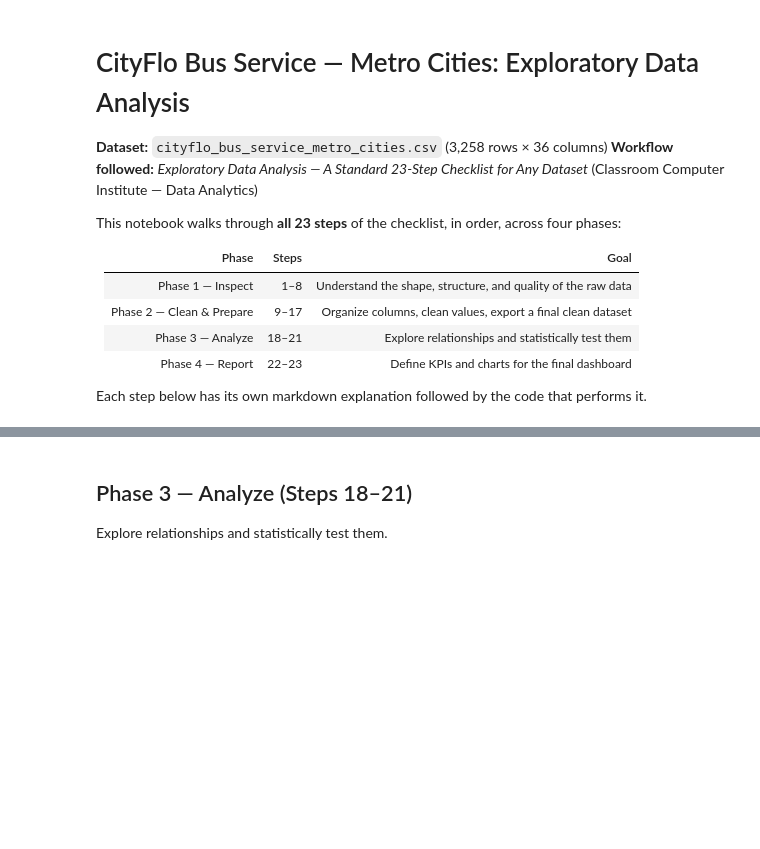
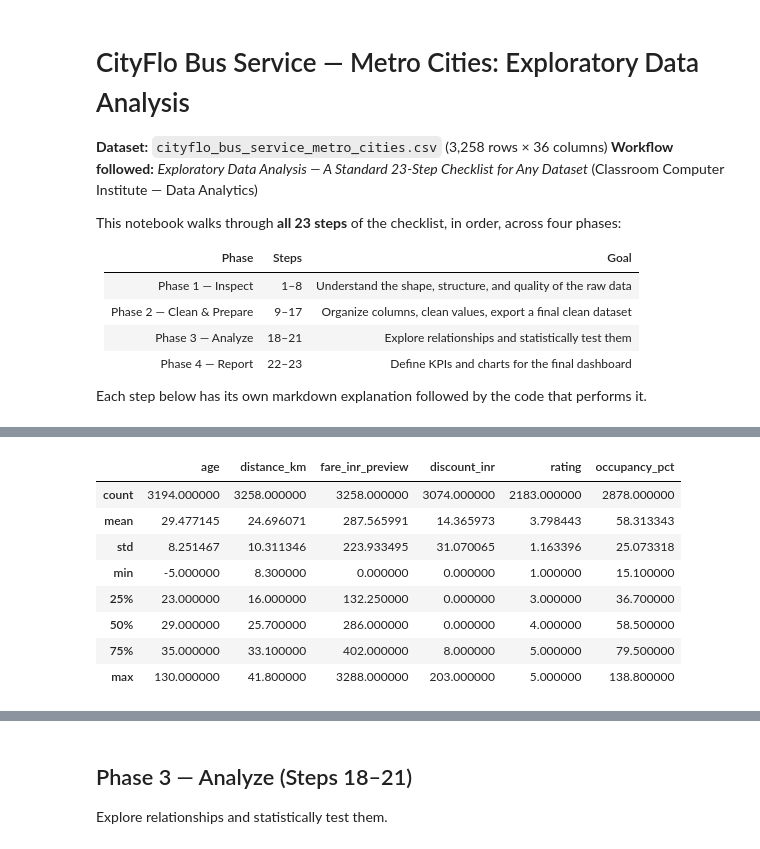
Before and after one commit to RishijManna/Cityflo-Data-Analysis, a Jupyter notebook: Cityflo Data Analysis/DATA ANALYTICS/cityflo-data-analysis.ipynb, the cells around one changed output, grey strips where cells are left out. Drawn from its saved outputs; the diff is of its cells as text; code cells hidden in the pictures; blank space fills up the shorter version.

```diff
--- a/Cityflo Data Analysis/DATA ANALYTICS/cityflo-data-analysis.ipynb
+++ b/Cityflo Data Analysis/DATA ANALYTICS/cityflo-data-analysis.ipynb
@@ -44,0 +296,22 @@ df.head()
+# %%
+preview = df.copy()
+preview["fare_inr_preview"] = (
+    preview["fare_inr"].astype(str)
+    .str.replace("₹", "", regex=False)
+    .str.replace("INR", "", regex=False)
+    .str.replace(",", "", regex=False)
+    .str.strip()
+)
+preview["fare_inr_preview"] = pd.to_numeric(preview["fare_inr_preview"], errors="coerce")
+
+preview[["age", "distance_km", "fare_inr_preview", "discount_inr", "rating", "occupancy_pct"]].describe()
+# %% [output]
+|  | age | distance_km | fare_inr_preview | discount_inr | rating | occupancy_pct |
+| count | 3194.000000 | 3258.000000 | 3258.000000 | 3074.000000 | 2183.000000 | 2878.000000 |
+| mean | 29.477145 | 24.696071 | 287.565991 | 14.365973 | 3.798443 | 58.313343 |
+| std | 8.251467 | 10.311346 | 223.933495 | 31.070065 | 1.163396 | 25.073318 |
+| min | -5.000000 | 8.300000 | 0.000000 | 0.000000 | 1.000000 | 15.100000 |
+| 25% | 23.000000 | 16.000000 | 132.250000 | 0.000000 | 3.000000 | 36.700000 |
+| 50% | 29.000000 | 25.700000 | 286.000000 | 0.000000 | 4.000000 | 58.500000 |
+| 75% | 35.000000 | 33.100000 | 402.000000 | 8.000000 | 5.000000 | 79.500000 |
+| max | 130.000000 | 41.800000 | 3288.000000 | 203.000000 | 5.000000 | 138.800000 |
```
Also changed, not shown: parts of 60 cells of this notebook.
